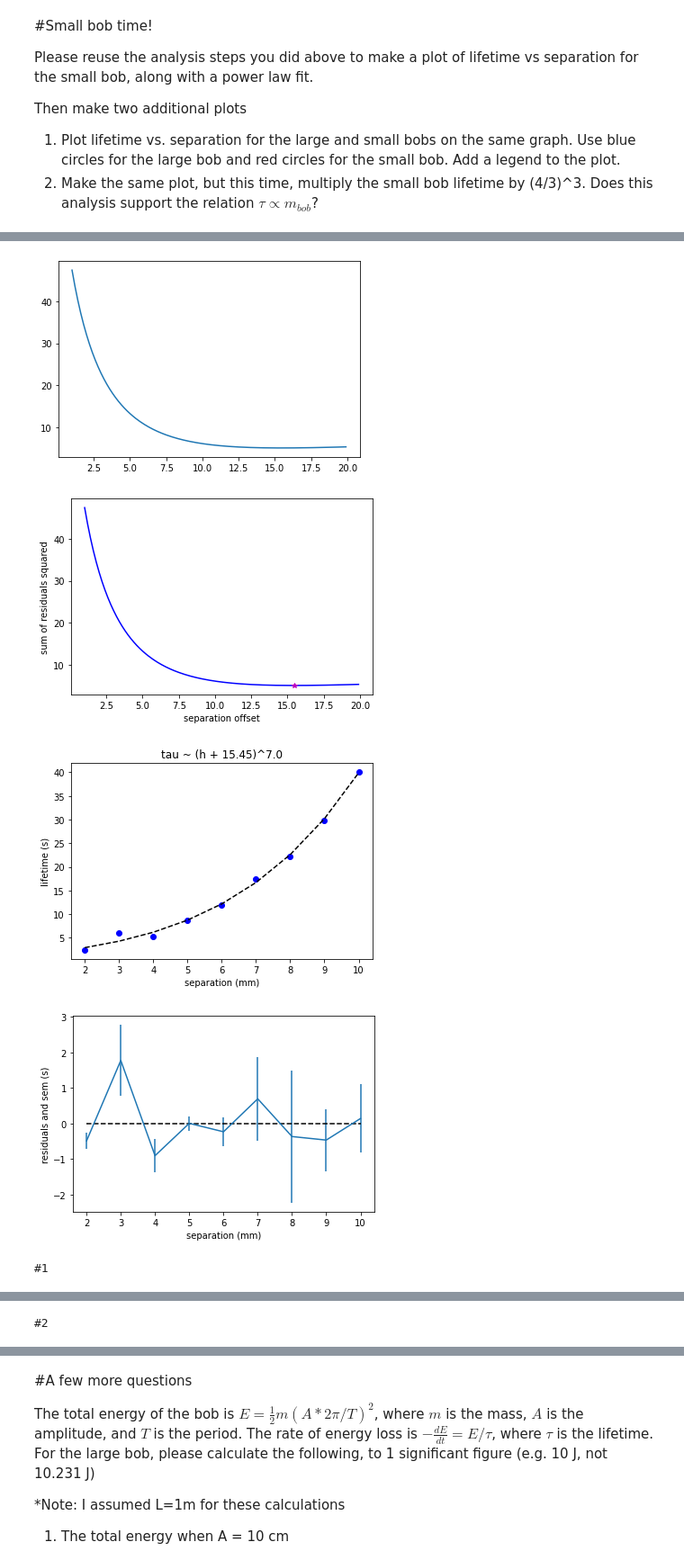
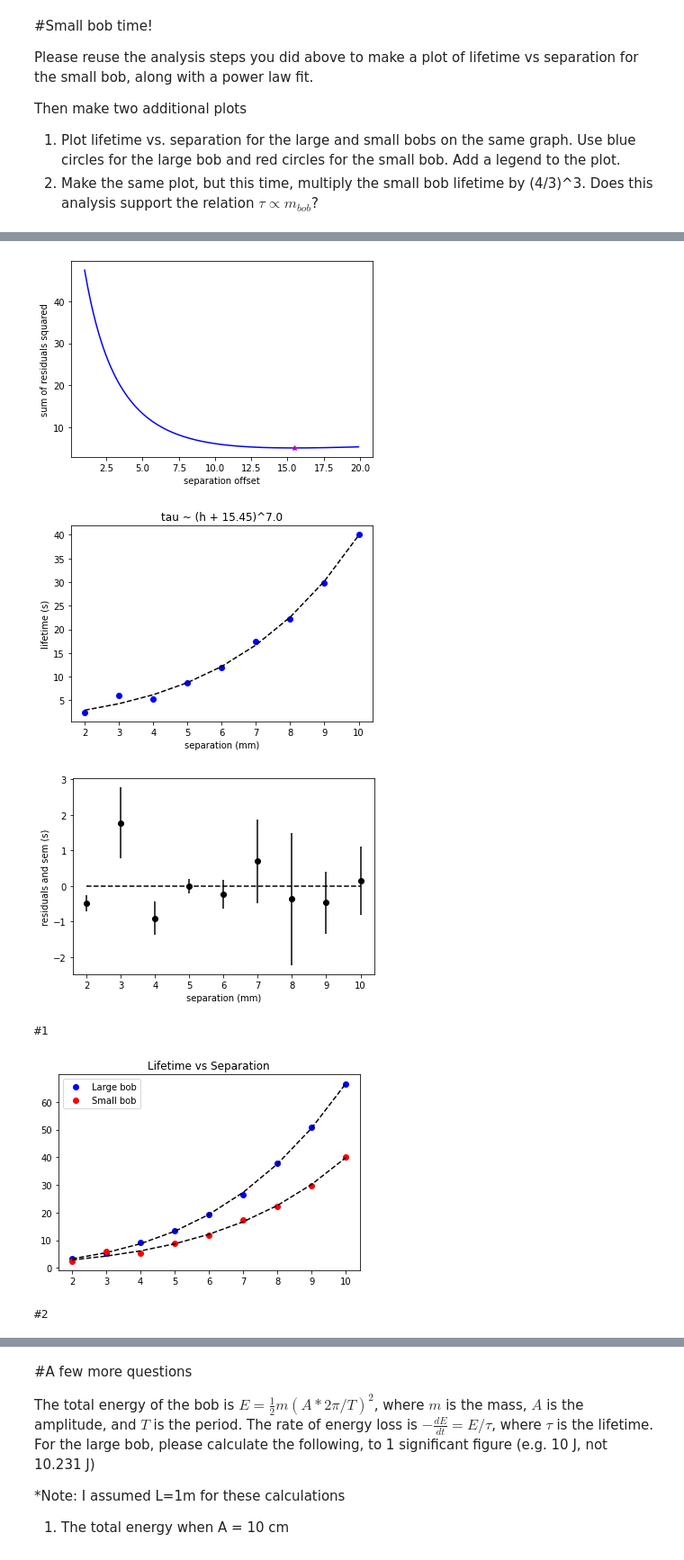
Before and after one commit to NYUExperimentalPhysics1-2021/labanalysis2-dl4729, a Jupyter notebook: LabAnalysis2.ipynb, the cells around one changed output, grey strips where cells are left out. Shown at 90% size. Cells and saved outputs as stored; diff of their text form; code cells hidden in the pictures.

```diff
--- a/LabAnalysis2.ipynb
+++ b/LabAnalysis2.ipynb
@@ -541,12 +542,11 @@ plt.loglog(sm_h, sm_tau, 'bo-')
 plt.title("Offset = 0")
 plt.show()
 
-plt.loglog(sm_h + 3, sm_tau, 'ro-')
-plt.title("Offset = 3mm")
-plt.show()
+plt.loglog(sm_h + 3, sm_tau, 'ro-', label = "3mm Offset")
+plt.title("Offset (small bob)")
 
-plt.loglog(sm_h+5, sm_tau, 'bo-')
-plt.title("Offset = 5mm")
+plt.loglog(sm_h+5, sm_tau, 'bo-', label = "5mm Offset")
+plt.legend()
 plt.show()
 
 offset = np.arange(1,20,.1)
@@ -574,11 +574,11 @@ sm_taufit = np.exp(y_smfit)
 plt.plot(sm_h, sm_tau,  'bo', sm_h, np.exp(y_smfit), 'k--')
 plt.xlabel('separation (mm)')
 plt.ylabel('lifetime (s)')
-plt.title('tau ~ (h + {:.2f})^{:.1f}'.format(h1, m) );
+plt.title('tau ~ (h + {:.2f})^{:.1f}'.format(h1, m));
 
 plt.figure()
 #CODE 26: error bar plot of lg_tau-lg_taufit vs. lg_h, yerr = lg_tau_sem
-plt.errorbar(sm_h, sm_tau-sm_taufit, yerr=sm_tau_sem)
+plt.errorbar(sm_h, sm_tau-sm_taufit, yerr=sm_tau_sem, ls='none', fmt='ko')
 plt.xlabel('separation (mm)')
 plt.ylabel('residuals and sem (s)')
 
@@ -620,5 +620,6 @@ Small Bob Analysis
-[figure, old version]
+[figure, new version]
-[figure, old version]
+[figure, new version]
-[figure, old version]
+[figure, new version]
+#1
-[figure, old version]
+[figure, new version]
-#1
+#2
@@ -626 +626,0 @@ Small Bob Analysis
-#2
```
Also changed, not shown: parts of 6 cells of this notebook.
